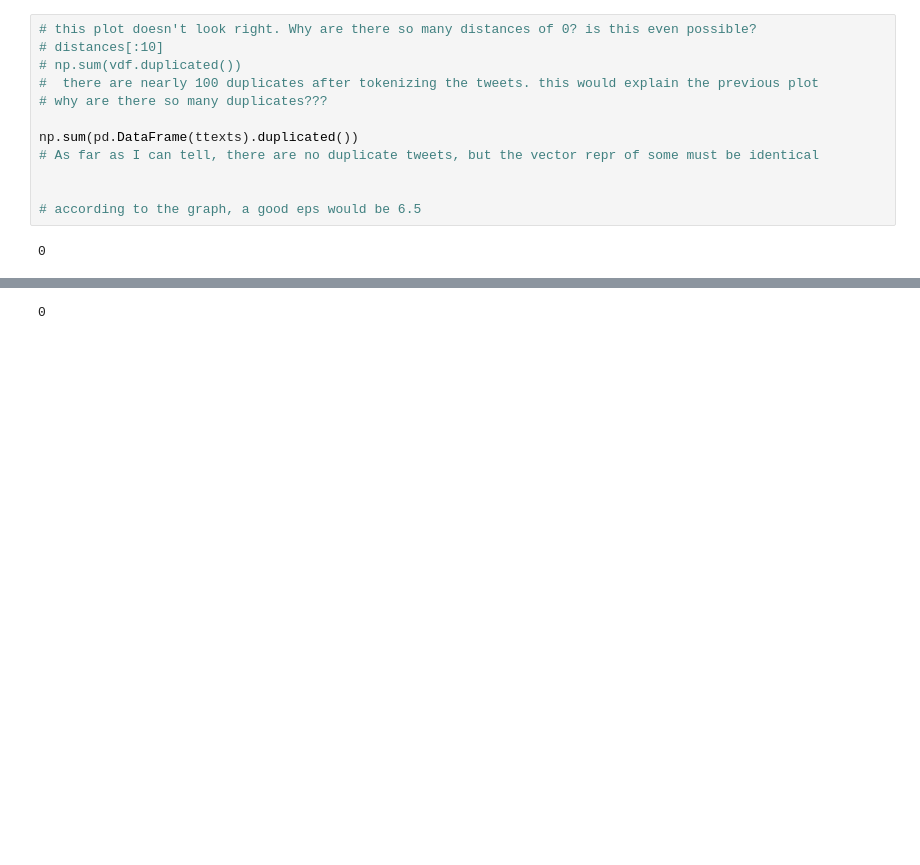
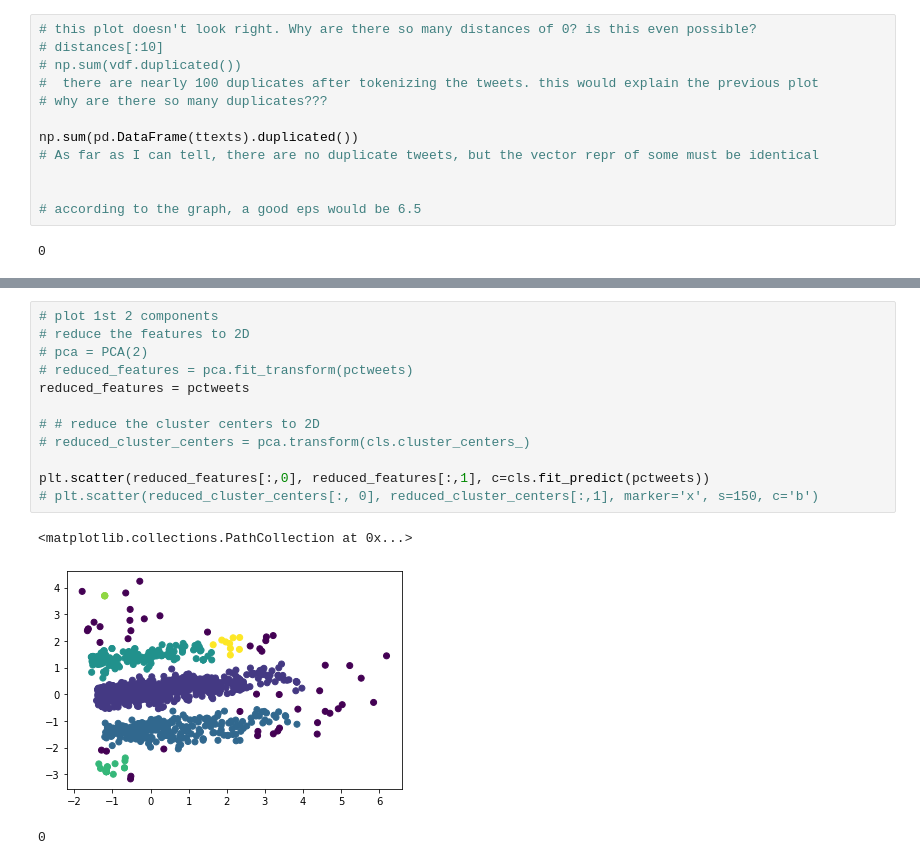
Before and after one commit to AdrienSF/twitter-analysis, a Jupyter notebook: pipeline_dev.ipynb, the cells around one changed output, grey strips where cells are left out. Saved outputs shown, nothing was run; the diff lists cells and outputs as text; blank space fills up the shorter version.

```diff
--- a/pipeline_dev.ipynb
+++ b/pipeline_dev.ipynb
@@ -153,3 +160,18 @@ array([0, 0, 0, ..., 0, 0, 0])
+# %%
+# plot 1st 2 components
+# reduce the features to 2D
+# pca = PCA(2)
+# reduced_features = pca.fit_transform(pctweets)
+reduced_features = pctweets
+
+# # reduce the cluster centers to 2D
+# reduced_cluster_centers = pca.transform(cls.cluster_centers_)
+
+plt.scatter(reduced_features[:,0], reduced_features[:,1], c=cls.fit_predict(pctweets))
+# plt.scatter(reduced_cluster_centers[:, 0], reduced_cluster_centers[:,1], marker='x', s=150, c='b')
+# %% [output]
+<matplotlib.collections.PathCollection at 0x...>
+[figure, added]
 # %%
 # %% [output]
 0
```
Also changed, not shown: parts of 4 cells of this notebook, 7 other files.
